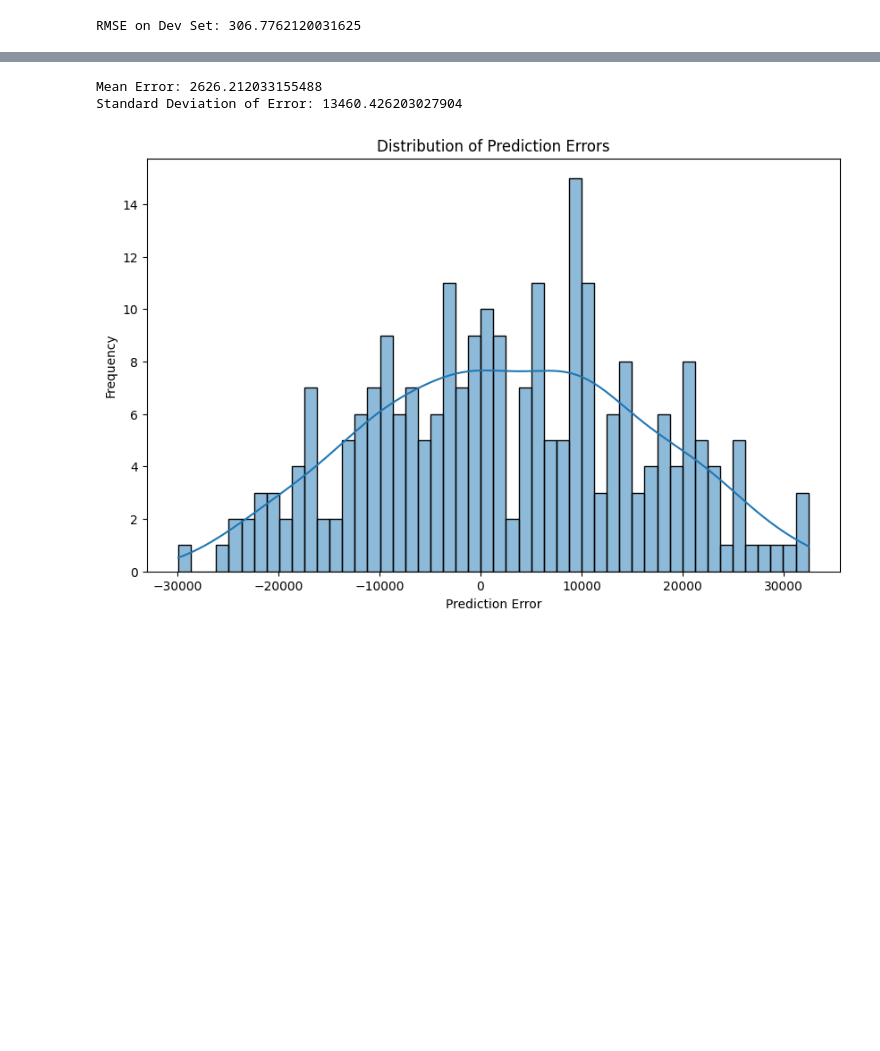
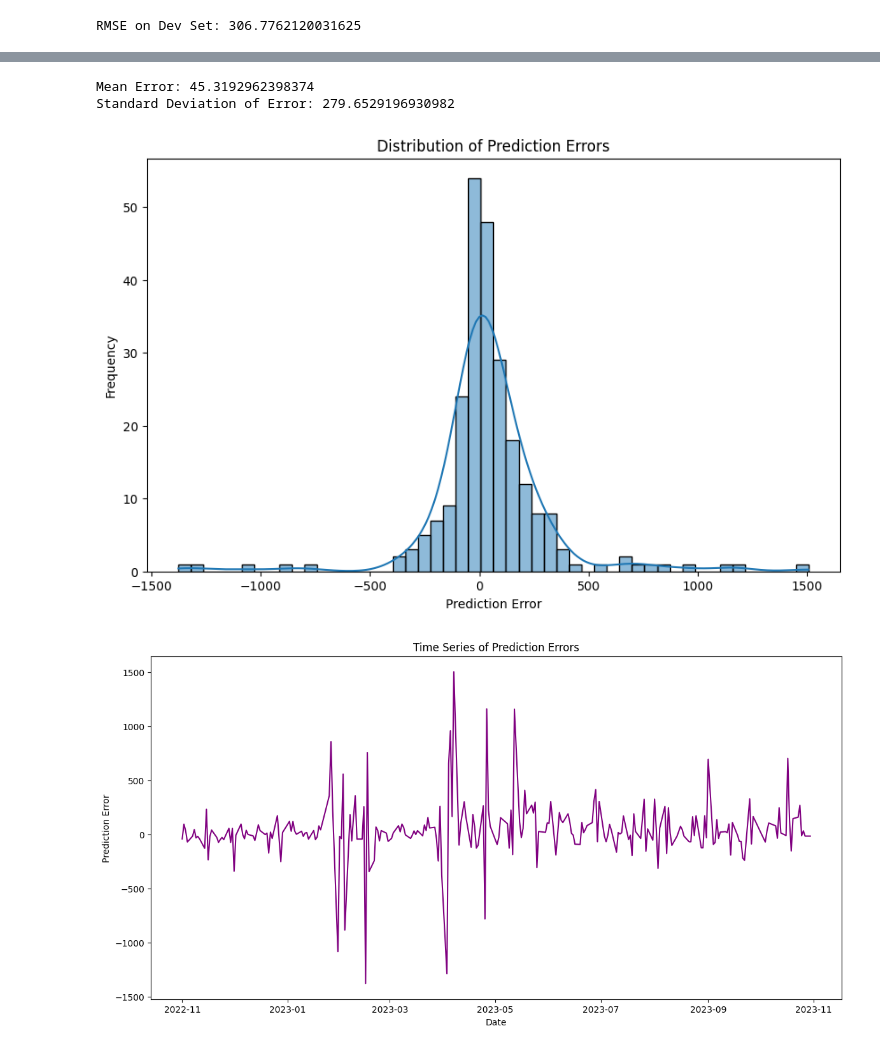
Before and after one commit to djLee77/Stock-BigData, a Jupyter notebook: Stock-Predictor-XGBoost.ipynb, the cells around one changed output, grey strips where cells are left out. Drawn from its saved outputs; the diff is of its cells as text; code cells hidden in the pictures; blank space fills up the shorter version.

```diff
--- a/Stock-Predictor-XGBoost.ipynb
+++ b/Stock-Predictor-XGBoost.ipynb
@@ -347,29 +347,42 @@ sns.histplot을 사용하여 오차의 분포를 히스토그램으로 시각화
 오차 데이터를 분석하여 모델의 성능에 대한 추가적인 인사이트를 도출할 수 있습니다. 예를 들어, 오차가 특정 기간에 집중되어 있는지, 일정한 패턴을 보이는지 분석할 수 있습니다.
 이러한 분석은 모델이 특정 상황에서 더 잘 또는 못하는 경향이 있는지 파악하는 데 도움이 됩니다.
 # %%
+import seaborn as sns
+
 # 예측 결과와 실제 데이터 비교
-comparison_df = pd.DataFrame({'Actual': y_test, 'Predicted': y_pred})
+comparison_df = pd.DataFrame({'Actual': y_test, 'Predicted': test_predictions})
 comparison_df['Error'] = comparison_df['Actual'] - comparison_df['Predicted']
 
 # 오차 분석
 error_mean = comparison_df['Error'].mean()
 error_std = comparison_df['Error'].std()
 print(f"Mean Error: {error_mean}")
 print(f"Standard Deviation of Error: {error_std}")
 
 # 오차의 분포를 시각화
 plt.figure(figsize=(10, 6))
 sns.histplot(comparison_df['Error'], bins=50, kde=True)
 plt.title('Distribution of Prediction Errors')
 plt.xlabel('Prediction Error')
 plt.ylabel('Frequency')
 plt.show()
 
+# 인사이트 도출
+# 예를 들어, 오차가 특정 기간에 집중되어 있는지 분석하기 위해
+# 오차 데이터에 시간 정보를 추가합니다.
+comparison_df['Date'] = test_dates
 
-# 인사이트 도출
-# 예를 들어, 오차가 특정 기간에 집중되어 있는지, 또는 일정한 패턴을 보이는지 분석할 수 있습니다.
-# 이를 통해 모델이 특정 상황에서 더 잘 또는 못하는 경향이 있는지 파악할 수 있습니다.
+# 시간에 따른 오차 시각화
+plt.figure(figsize=(14, 7))
+plt.plot(comparison_df['Date'], comparison_df['Error'], color='purple')
+plt.title('Time Series of Prediction Errors')
+plt.xlabel('Date')
+plt.ylabel('Prediction Error')
+plt.show()
+
+# 이 그래프를 분석하여 모델이 특정 기간에 더 잘 또는 못하는 경향을 파악할 수 있습니다.
 # %% [output]
-Mean Error: 2626.212033155488
-Standard Deviation of Error: 13460.426203027904
+Mean Error: 45.3192962398374
+Standard Deviation of Error: 279.6529196930982
-[figure, old version]
+[figure, new version]
+[figure, added]
```
Also changed, not shown: parts of 4 cells of this notebook.
